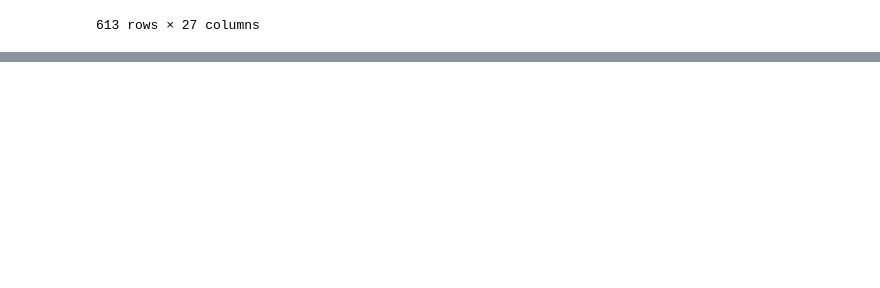
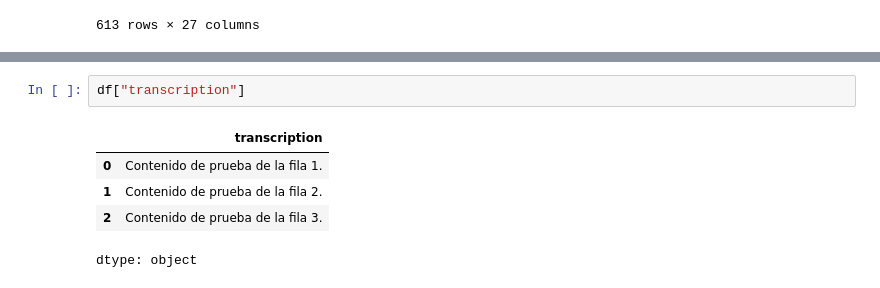
Before and after one commit to DavidP0011/apps, a Jupyter notebook: app_transc_03_clean.ipynb, the cells around one changed output, grey strips where cells are left out. Drawn from its saved outputs; the diff is of its cells as text; blank space fills up the shorter version.

```diff
--- a/app_transc_03_clean.ipynb
+++ b/app_transc_03_clean.ipynb
@@ -714,0 +844,8 @@ Proceso finalizado. Revisa la hoja de cálculo para ver los resultados.
+# %%
+df["transcription"]
+# %% [output]
+|  | transcription |
+| 0 | Contenido de prueba de la fila 1. |
+| 1 | Contenido de prueba de la fila 2. |
+| 2 | Contenido de prueba de la fila 3. |
+dtype: object
```
Also changed, not shown: parts of 5 cells of this notebook.
